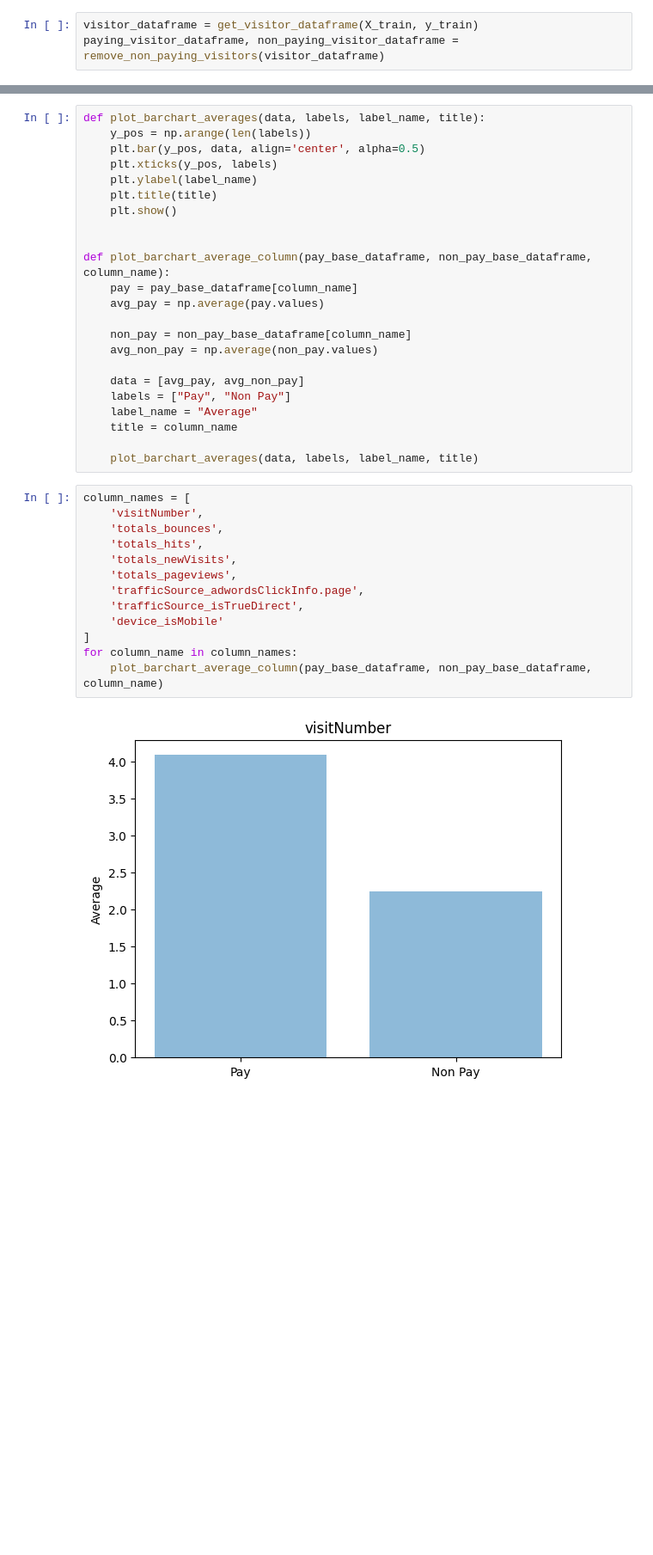
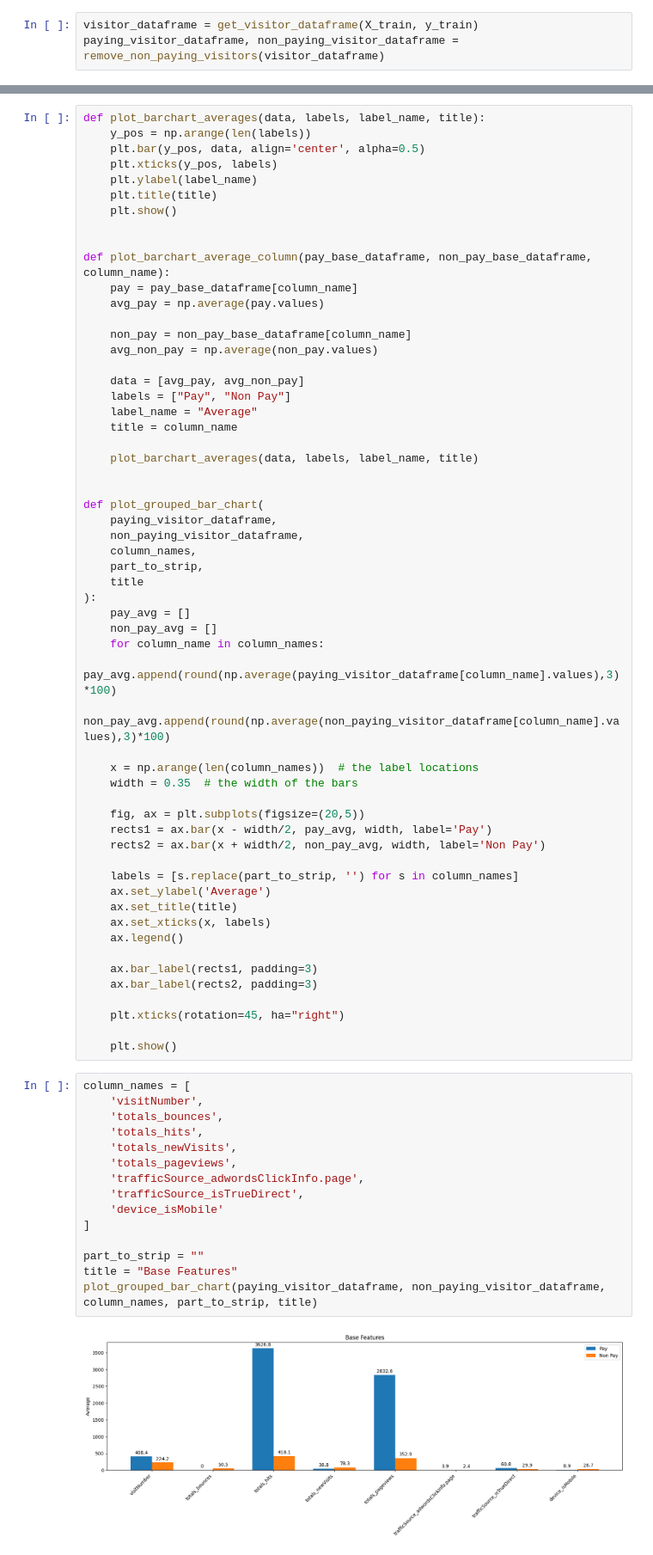
Before and after one commit to thymenyj/samsung, a Jupyter notebook: jupyter/app/feature_analysis.ipynb, the cells around one changed output, grey strips where cells are left out. Shown at 86% size. Drawn from its saved outputs; the diff is of its cells as text; blank space fills up the shorter version.

```diff
--- a/jupyter/app/feature_analysis.ipynb
+++ b/jupyter/app/feature_analysis.ipynb
@@ -290,18 +50,54 @@ def plot_barchart_average_column(pay_base_dataframe, non_pay_base_dataframe, col
     title = column_name
 
     plot_barchart_averages(data, labels, label_name, title)
+
+
+def plot_grouped_bar_chart(
+    paying_visitor_dataframe,
+    non_paying_visitor_dataframe,
+    column_names,
+    part_to_strip,
+    title
+):
+    pay_avg = []
+    non_pay_avg = []
+    for column_name in column_names:
+        pay_avg.append(round(np.average(paying_visitor_dataframe[column_name].values),3)*100)
+        non_pay_avg.append(round(np.average(non_paying_visitor_dataframe[column_name].values),3)*100)
+
+    x = np.arange(len(column_names))  # the label locations
+    width = 0.35  # the width of the bars
+
+    fig, ax = plt.subplots(figsize=(20,5))
+    rects1 = ax.bar(x - width/2, pay_avg, width, label='Pay')
+    rects2 = ax.bar(x + width/2, non_pay_avg, width, label='Non Pay')
+
+    labels = [s.replace(part_to_strip, '') for s in column_names]
+    ax.set_ylabel('Average')
+    ax.set_title(title)
+    ax.set_xticks(x, labels)
+    ax.legend()
+
+    ax.bar_label(rects1, padding=3)
+    ax.bar_label(rects2, padding=3)
+
+    plt.xticks(rotation=45, ha="right")
+
+    plt.show()
 # %%
 column_names = [
     'visitNumber',
     'totals_bounces',
     'totals_hits',
     'totals_newVisits',
     'totals_pageviews',
     'trafficSource_adwordsClickInfo.page',
     'trafficSource_isTrueDirect',
     'device_isMobile'
 ]
-for column_name in column_names:
-    plot_barchart_average_column(pay_base_dataframe, non_pay_base_dataframe, column_name)
+
+part_to_strip = ""
+title = "Base Features"
+plot_grouped_bar_chart(paying_visitor_dataframe, non_paying_visitor_dataframe, column_names, part_to_strip, title)
 # %% [output]
-[figure, old version]
+[figure, new version]
```
Also changed, not shown: parts of 15 cells of this notebook, 1 other file.
